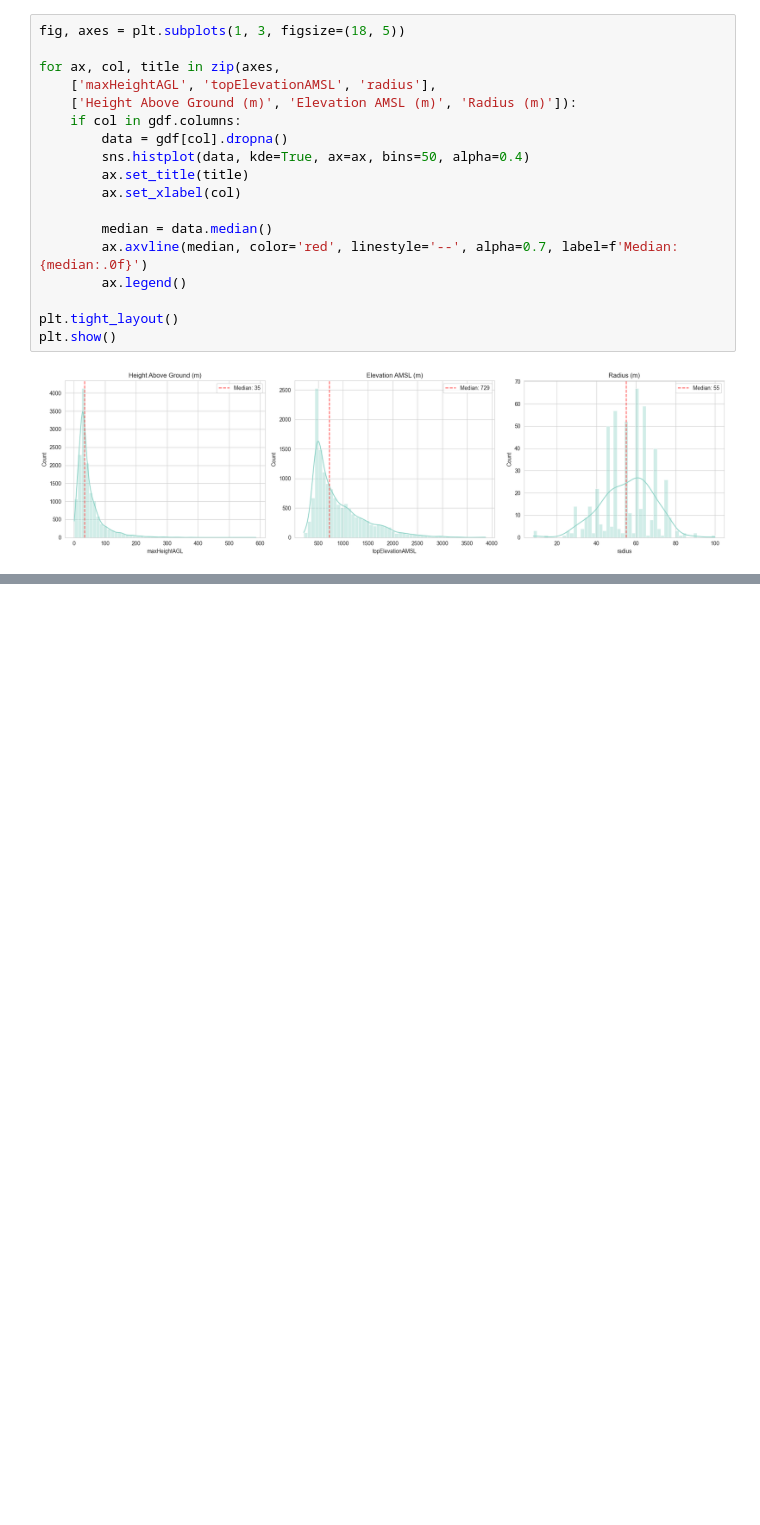
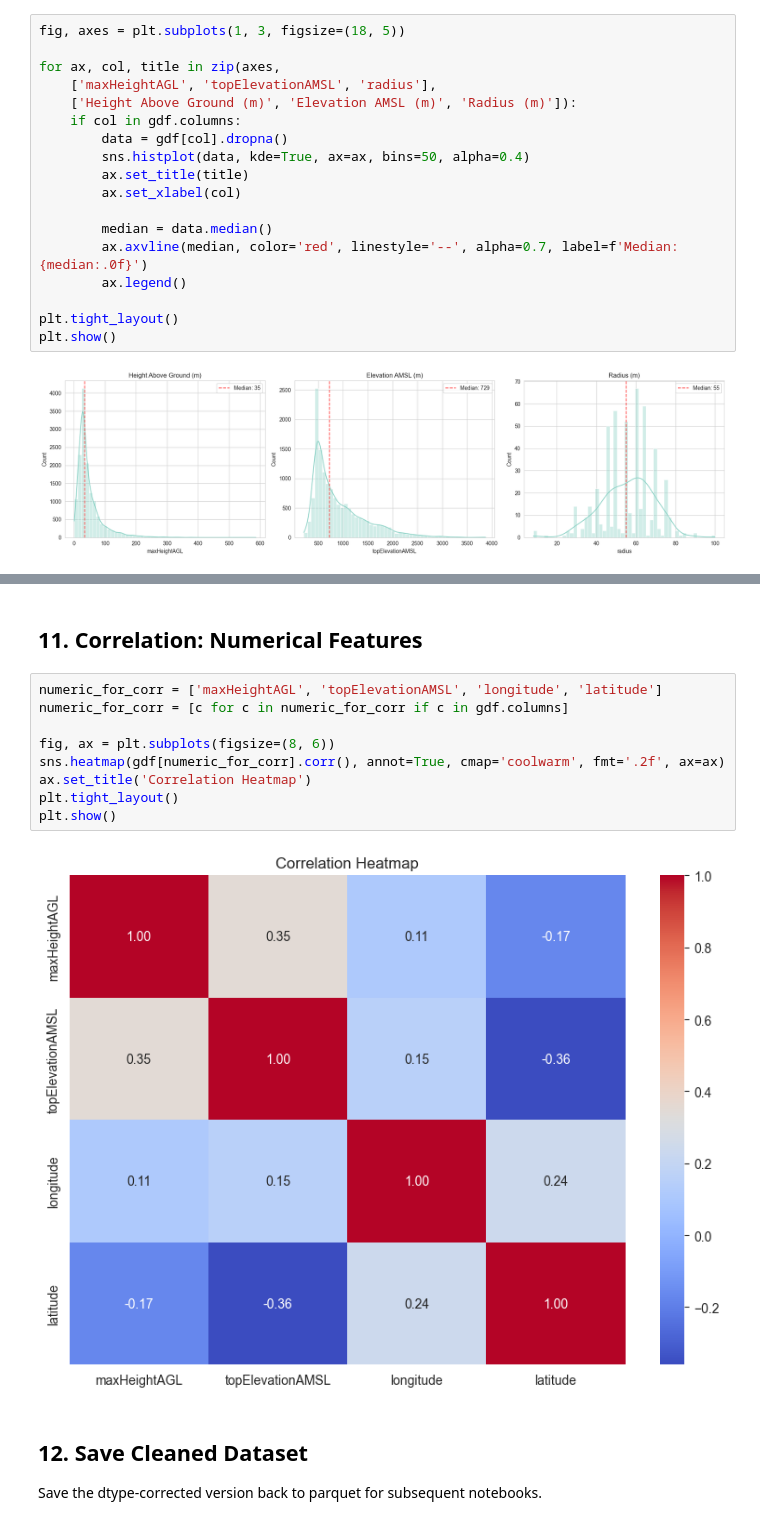
Before and after one commit to maybebool/swiss-airspace-obstacle-profiling, a Jupyter notebook: notebooks/Data_Ingestion_and_Quality_Assessment.ipynb, the cells around one changed output, grey strips where cells are left out. Drawn from its saved outputs; the diff is of its cells as text; blank space fills up the shorter version.

```diff
--- a/notebooks/Data_Ingestion_and_Quality_Assessment.ipynb
+++ b/notebooks/Data_Ingestion_and_Quality_Assessment.ipynb
@@ -202,0 +276,17 @@ plt.show()
+# %% [markdown]
+## 11. Correlation: Numerical Features
+# %%
+numeric_for_corr = ['maxHeightAGL', 'topElevationAMSL', 'longitude', 'latitude']
+numeric_for_corr = [c for c in numeric_for_corr if c in gdf.columns]
+
+fig, ax = plt.subplots(figsize=(8, 6))
+sns.heatmap(gdf[numeric_for_corr].corr(), annot=True, cmap='coolwarm', fmt='.2f', ax=ax)
+ax.set_title('Correlation Heatmap')
+plt.tight_layout()
+plt.show()
+# %% [output]
+[figure, added]
+# %% [markdown]
+## 12. Save Cleaned Dataset
+
+Save the dtype-corrected version back to parquet for subsequent notebooks.
```
Also changed, not shown: parts of 9 cells of this notebook.
